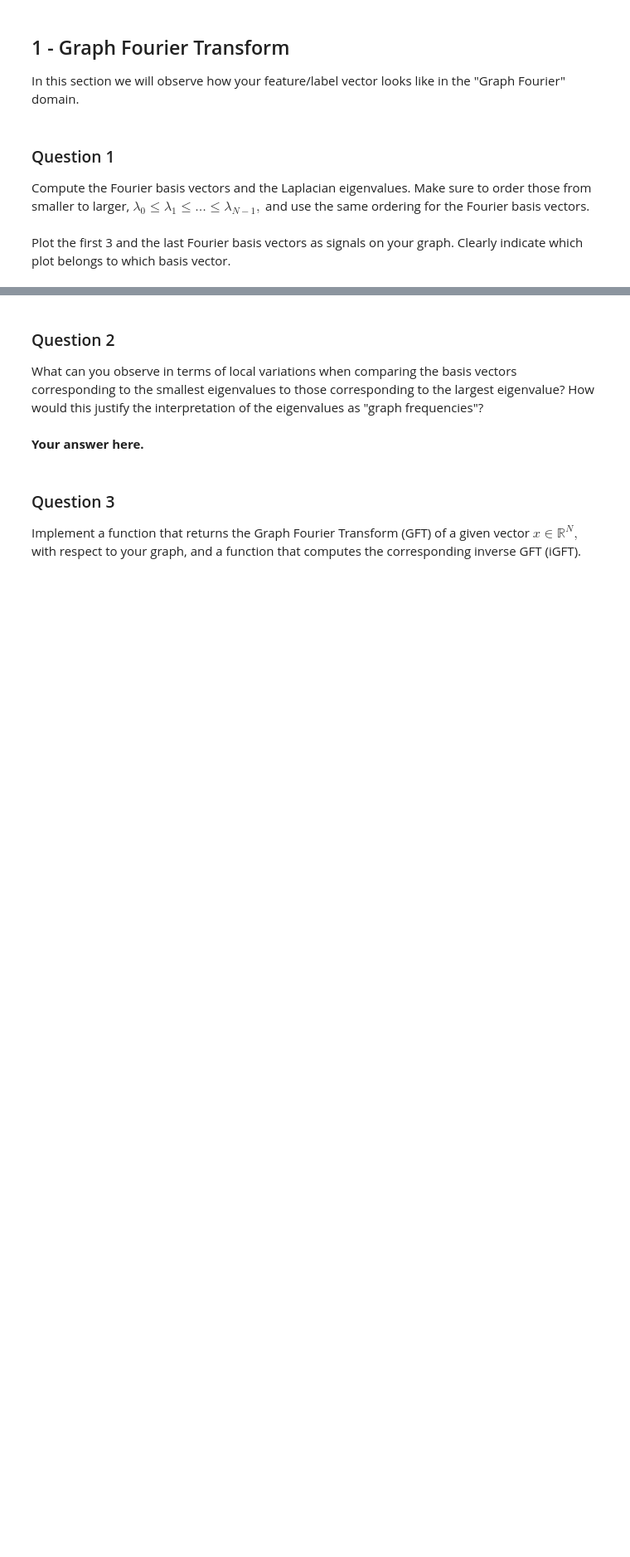
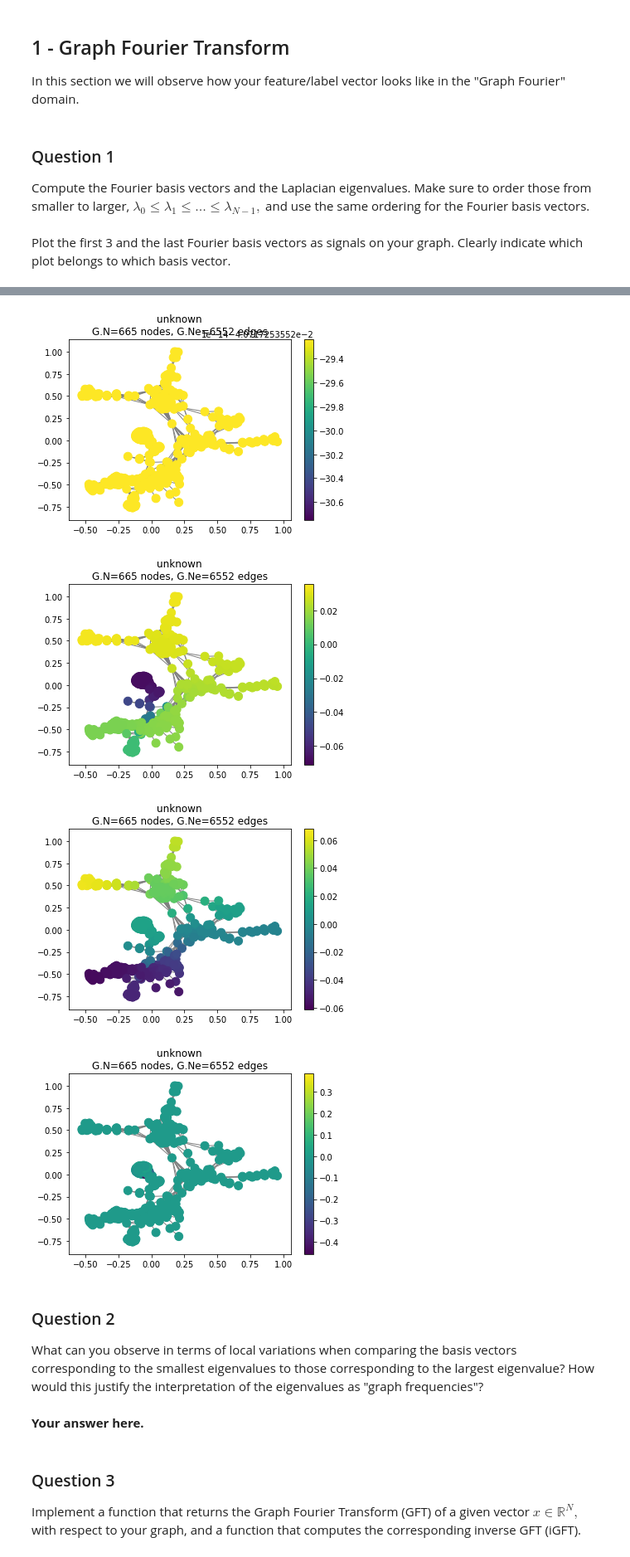
Before and after one commit to Kakavand/EPFL-antiterrorAssignment, a Jupyter notebook: John/4_graph_signal_processing.ipynb, the cells around one changed output, grey strips where cells are left out. Shown at 83% size. Cells and saved outputs as stored; diff of their text form; code cells hidden in the pictures; blank space fills up the shorter version.

```diff
--- a/John/4_graph_signal_processing.ipynb
+++ b/John/4_graph_signal_processing.ipynb
@@ -161,5 +167,16 @@ Plot the first 3 and the last Fourier basis vectors as signals on your graph. Cl
 # %%
 graph = pg.graphs.Graph(A)
 graph.set_coordinates('spring')  # Force-directed layout.
-#graph.set_coordinates(eigenvectors[:, 10:12])  # Laplacian eigenmaps.
-graph.plot_signal(eigenvectors[:,10])
+# first eigenvector
+graph.plot_signal(U[:,0])
+# second eigenvector
+graph.plot_signal(U[:,1])
+# third eigenvector
+graph.plot_signal(U[:,2])
+# last eigenvector
+graph.plot_signal(U[:,-1])
+# %% [output]
+[figure, added]
+[figure, added]
+[figure, added]
+[figure, added]
```
Also changed, not shown: parts of 3 cells of this notebook.
